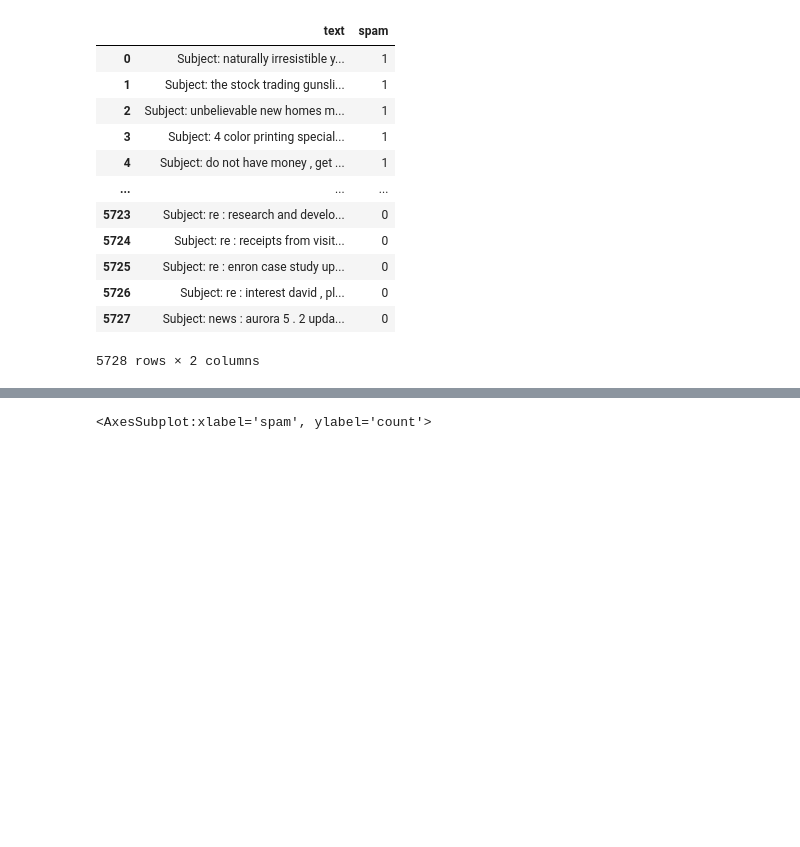
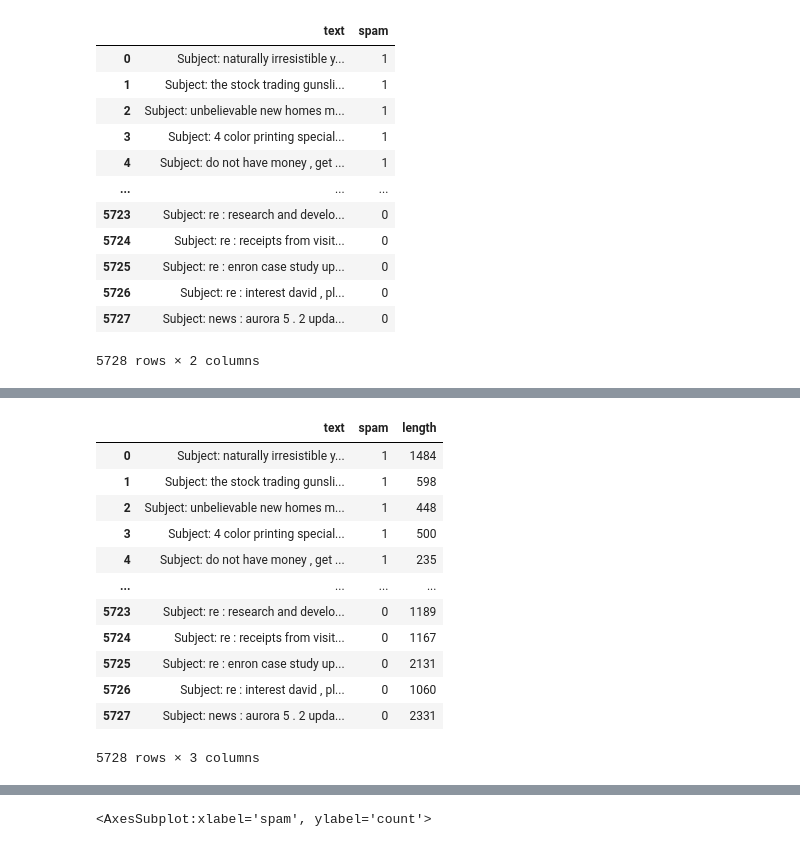
Before and after one commit to hamednasr/Email-Spam-Detection, a Jupyter notebook: email spam detection my code.ipynb, the cells around one changed output, grey strips where cells are left out. Drawn from its saved outputs; the diff is of its cells as text; code cells hidden in the pictures; blank space fills up the shorter version.

```diff
--- a/email spam detection my code.ipynb
+++ b/email spam detection my code.ipynb
@@ -38,0 +48,17 @@ memory usage: 89.6+ KB
+# %%
+emails['length'] = emails['text'].apply(len)
+emails
+# %% [output]
+|  | text | spam | length |
+| 0 | Subject: naturally irresistible y... | 1 | 1484 |
+| 1 | Subject: the stock trading gunsli... | 1 | 598 |
+| 2 | Subject: unbelievable new homes m... | 1 | 448 |
+| 3 | Subject: 4 color printing special... | 1 | 500 |
+| 4 | Subject: do not have money , get ... | 1 | 235 |
+| ... | ... | ... | ... |
+| 5723 | Subject: re : research and develo... | 0 | 1189 |
+| 5724 | Subject: re : receipts from visit... | 0 | 1167 |
+| 5725 | Subject: re : enron case study up... | 0 | 2131 |
+| 5726 | Subject: re : interest david , pl... | 0 | 1060 |
+| 5727 | Subject: news : aurora 5 . 2 upda... | 0 | 2331 |
+5728 rows × 3 columns
```
Also changed, not shown: parts of 23 cells of this notebook.
